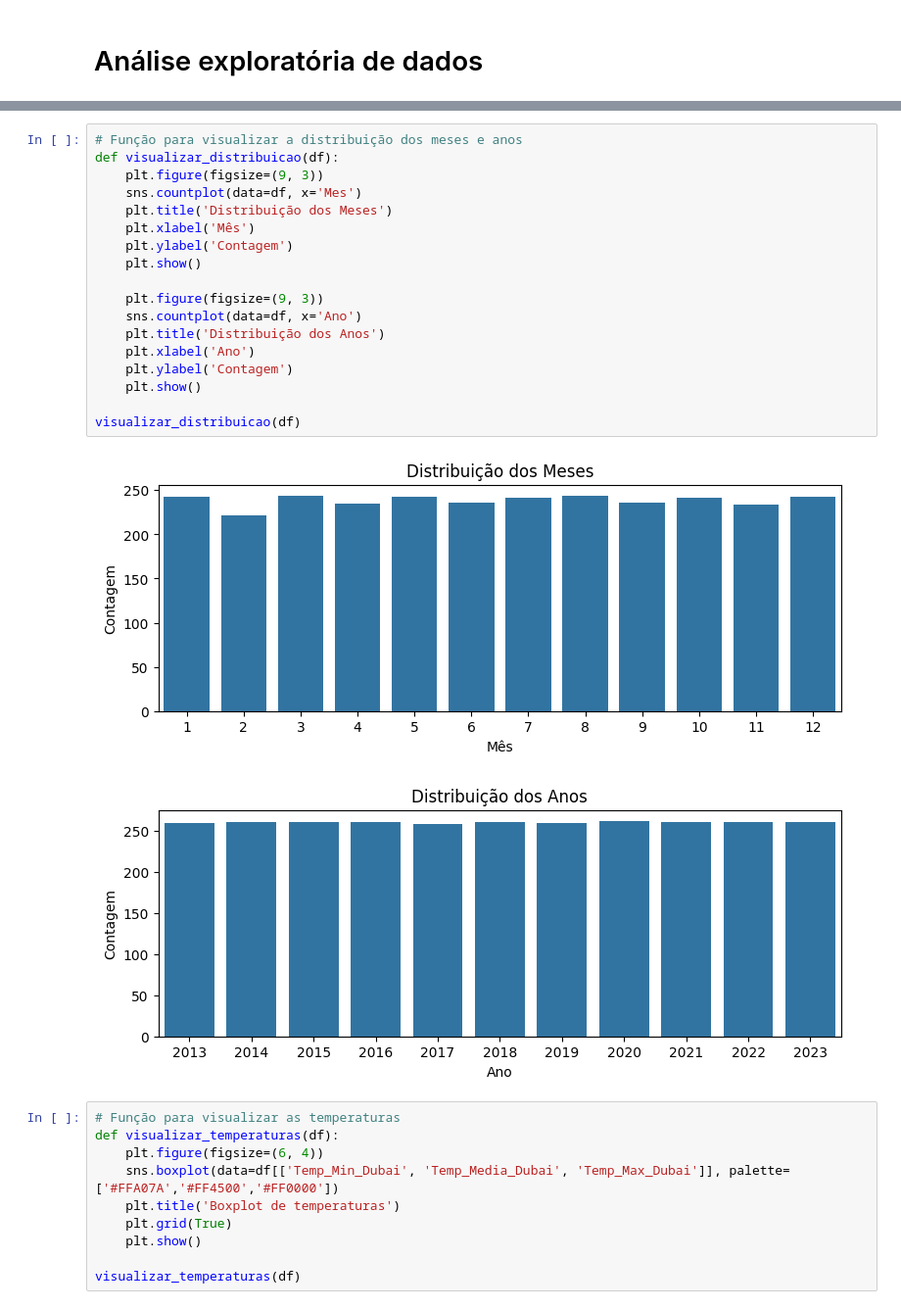
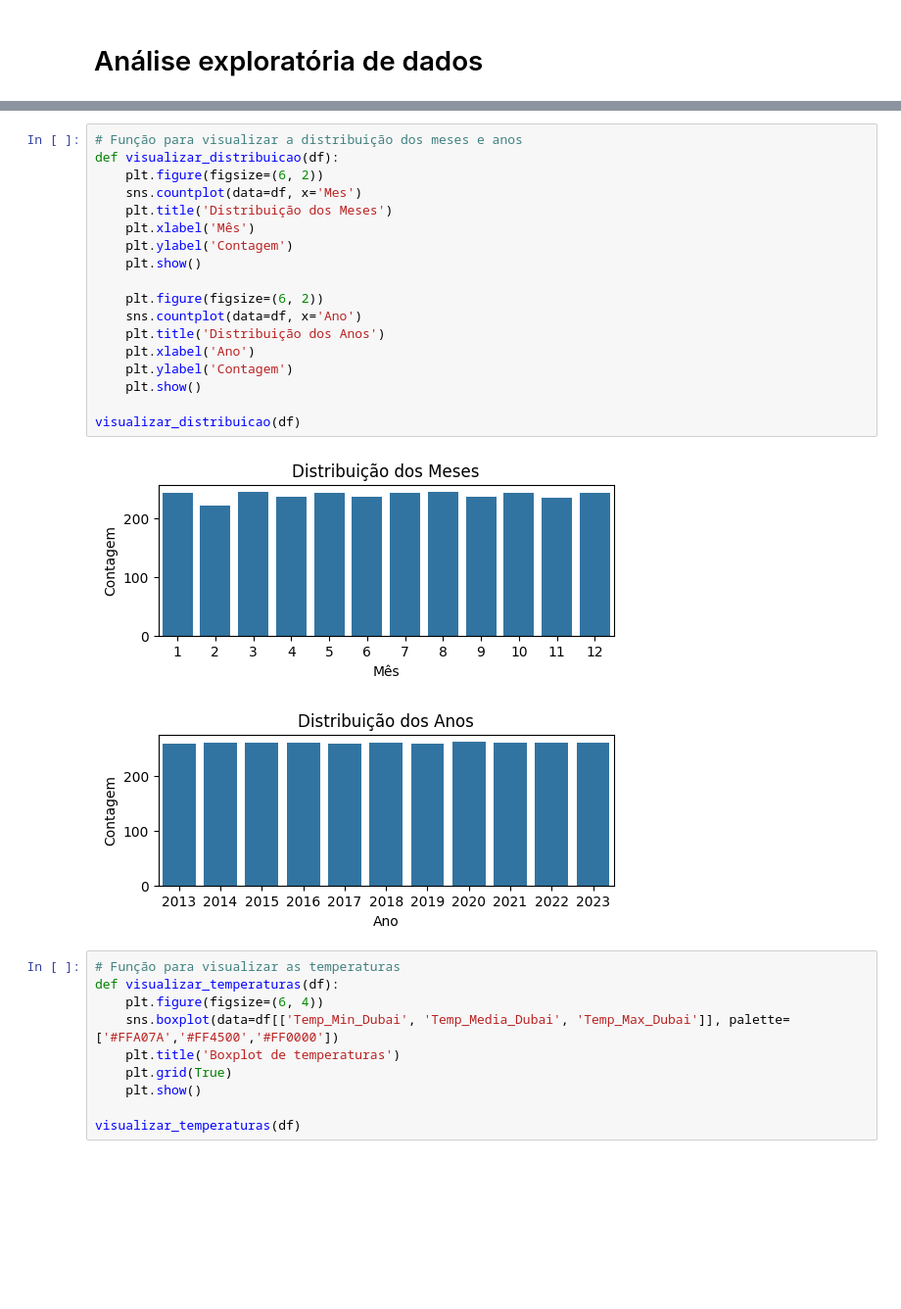
Before and after one commit to CarolBw/Projeto-MVP-Engenharia-de-Dados-PUC-RJ, a Jupyter notebook: Projeto_MVP_Engenharia_de_Dados.ipynb, the cells around one changed output, grey strips where cells are left out. Shown at 98% size. Drawn from its saved outputs; the diff is of its cells as text; blank space fills up the shorter version.

```diff
--- a/Projeto_MVP_Engenharia_de_Dados.ipynb
+++ b/Projeto_MVP_Engenharia_de_Dados.ipynb
@@ -741,24 +726,24 @@ Name: count, dtype: int64
 # %%
 # Função para visualizar a distribuição dos meses e anos
 def visualizar_distribuicao(df):
-    plt.figure(figsize=(9, 3))
+    plt.figure(figsize=(6, 2))
     sns.countplot(data=df, x='Mes')
     plt.title('Distribuição dos Meses')
     plt.xlabel('Mês')
     plt.ylabel('Contagem')
     plt.show()
 
-    plt.figure(figsize=(9, 3))
+    plt.figure(figsize=(6, 2))
     sns.countplot(data=df, x='Ano')
     plt.title('Distribuição dos Anos')
     plt.xlabel('Ano')
     plt.ylabel('Contagem')
     plt.show()
 
 visualizar_distribuicao(df)
 # %% [output]
-[figure, old version]
+[figure, new version]
-[figure, old version]
+[figure, new version]
 # %%
 # Função para visualizar as temperaturas
 def visualizar_temperaturas(df):
```
Also changed, not shown: parts of 17 cells of this notebook.
